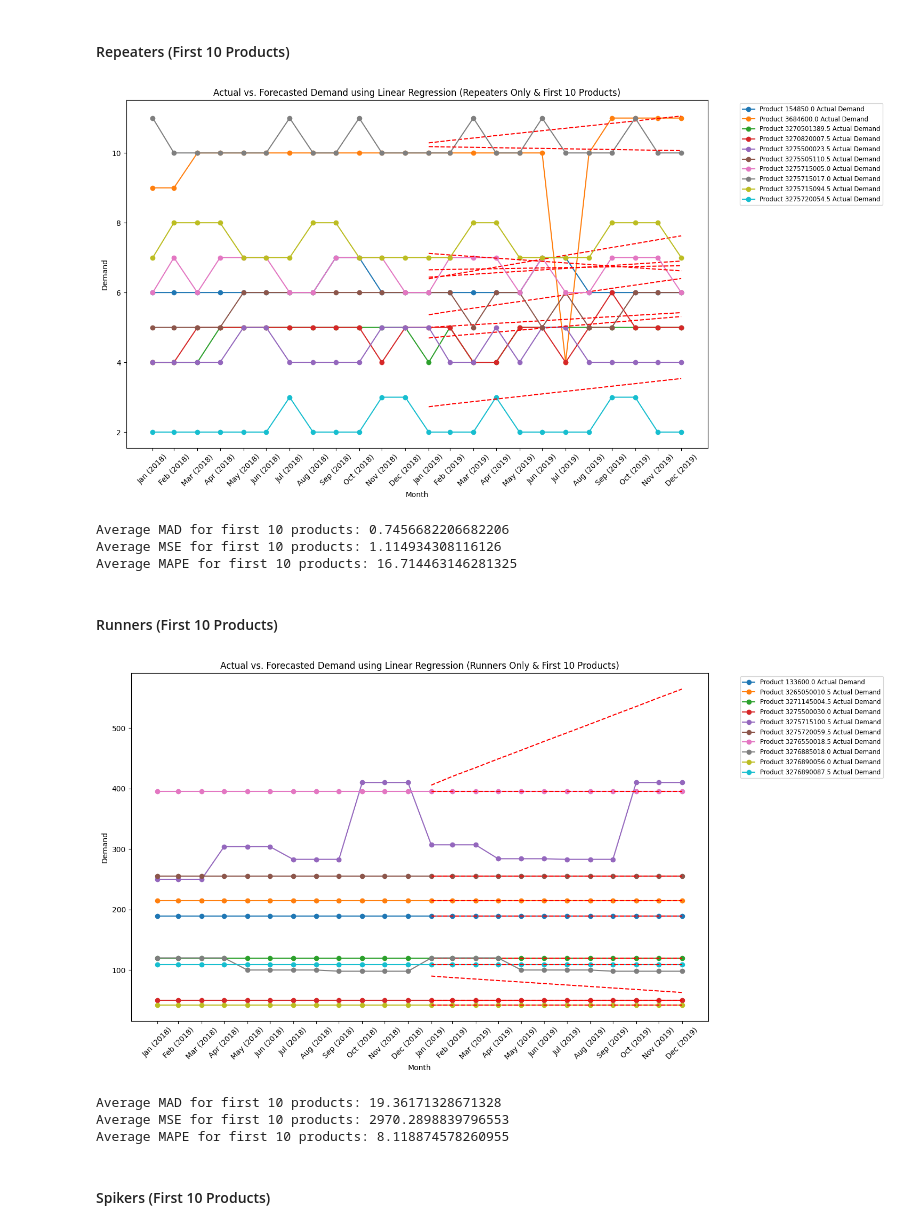
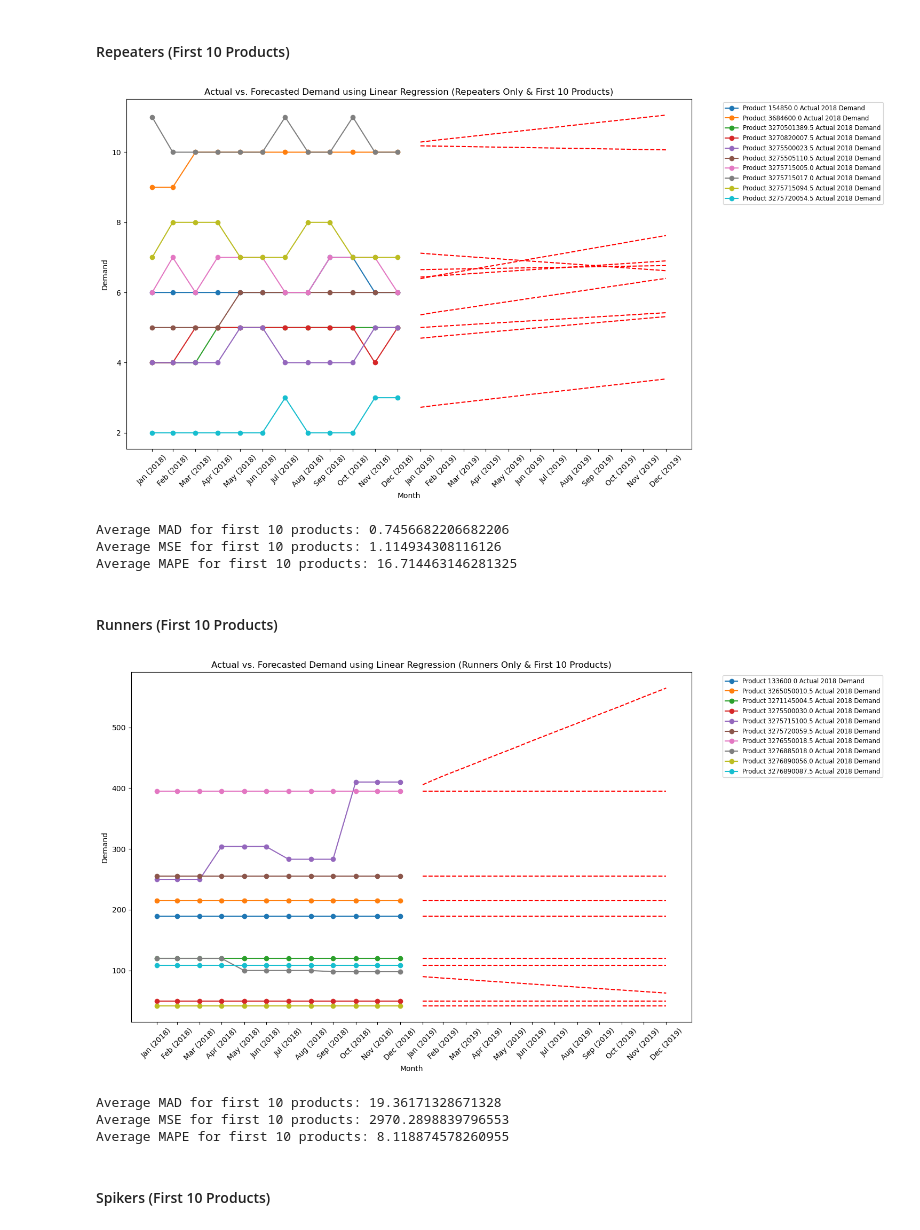
Before and after one commit to achchala/inventory-forecasting, a Jupyter notebook: linear_regression.ipynb, the cells around one changed output. Drawn from its saved outputs; the diff is of its cells as text; code cells hidden in the pictures.

```diff
--- a/linear_regression.ipynb
+++ b/linear_regression.ipynb
@@ -96,4 +96,4 @@ plt.show()
 # %% [markdown]
 ## On a Product Level
 # %%
-demand_data = pd.to_numeric(row[32:56], errors='coerce').fillna(method='ffill').dropna()
+# demand_data = pd.to_numeric(row[32:56], errors='coerce').fillna(method='ffill').dropna()
@@ -143,6 +125,7 @@ num_products_processed = 0
 
 for idx, (product_id, row) in enumerate(df_repeaters.iterrows()):
     demand_data = pd.to_numeric(row[32:56], errors='coerce').fillna(method='ffill').dropna()
+
     if len(demand_data) == 24:  # Check for complete data for both years
         train_data, test_data = demand_data[:12], demand_data[12:]
         train_months = np.arange(1, 13).reshape(-1, 1)  # 2018
@@ -166,37 +149,37 @@ for idx, (product_id, row) in enumerate(df_repeaters.iterrows()):
         mape_list.append(mape)
 
         # Plot actual demand with unique color
-        plt.plot(date_range, demand_data, marker='o', label=f'Product {product_id} Actual Demand')
+        plt.plot(date_range[:12], demand_data[:12], marker='o', label=f'Product {product_id} Actual 2018 Demand')
 
         # Overlay forecasted demand for 2019 with red dashed line
         plt.plot(date_range[12:], predictions, linestyle='--', color='red')
 
         # Increment the product counter
         num_products_processed += 1
 
     # Stop after plotting 10 products
     if num_products_processed >= 10:
         break
 
 # Adjusting the x-axis to display full date range with formatted labels
 plt.xticks(date_range, [date.strftime('%b (%Y)') for date in date_range], rotation=45)
 plt.xlabel('Month')
 plt.ylabel('Demand')
 plt.title('Actual vs. Forecasted Demand using Linear Regression (Repeaters Only & First 10 Products)')
 plt.legend(bbox_to_anchor=(1.05, 1), loc='upper left', fontsize='small')
 plt.tight_layout()
 plt.show()
 
 # Calculate and display average metrics
 average_mad = np.mean(mad_list)
 average_mse = np.mean(mse_list)
 average_mape = np.mean(mape_list)
 
 print(f'Average MAD for first 10 products: {average_mad}')
 print(f'Average MSE for first 10 products: {average_mse}')
 print(f'Average MAPE for first 10 products: {average_mape}')
 # %% [output]
-[figure, old version]
+[figure, new version]
 Average MAD for first 10 products: 0.7456682206682206
 Average MSE for first 10 products: 1.114934308116126
 Average MAPE for first 10 products: 16.714463146281325
@@ -256,7 +239,7 @@ for idx, (product_id, row) in enumerate(df_runners.iterrows()):
         mape_list.append(mape)
 
         # Plot actual demand with unique color
-        plt.plot(date_range, demand_data, marker='o', label=f'Product {product_id} Actual Demand')
+        plt.plot(date_range[:12], demand_data[:12], marker='o', label=f'Product {product_id} Actual 2018 Demand')
 
         # Overlay forecasted demand for 2019 with red dashed line
         plt.plot(date_range[12:], predictions, linestyle='--', color='red')
@@ -286,7 +269,7 @@ print(f'Average MAD for first 10 products: {average_mad}')
 print(f'Average MSE for first 10 products: {average_mse}')
 print(f'Average MAPE for first 10 products: {average_mape}')
 # %% [output]
-[figure, old version]
+[figure, new version]
 Average MAD for first 10 products: 19.36171328671328
 Average MSE for first 10 products: 2970.2898839796553
 Average MAPE for first 10 products: 8.118874578260955
```
Also changed, not shown: parts of 3 cells of this notebook, 1 other file.
